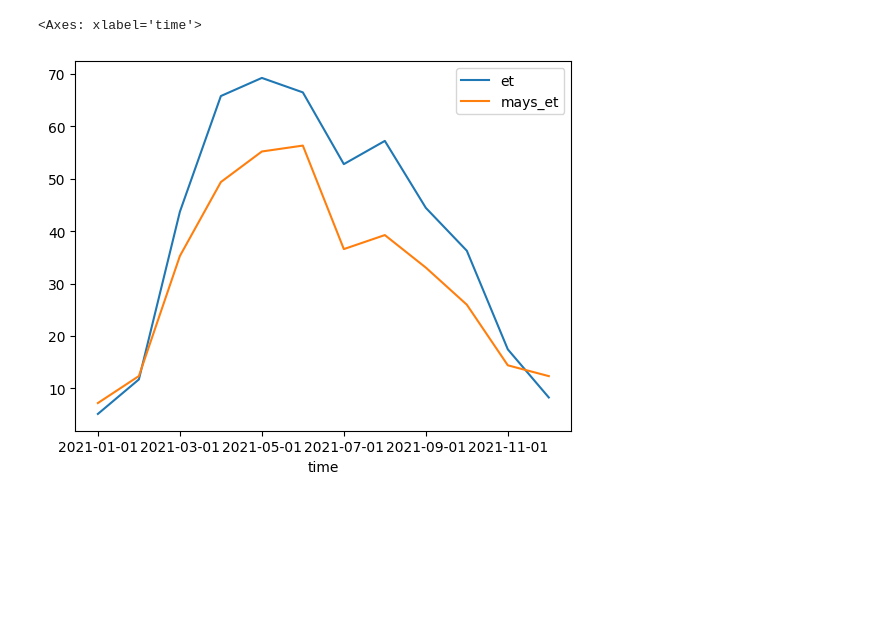
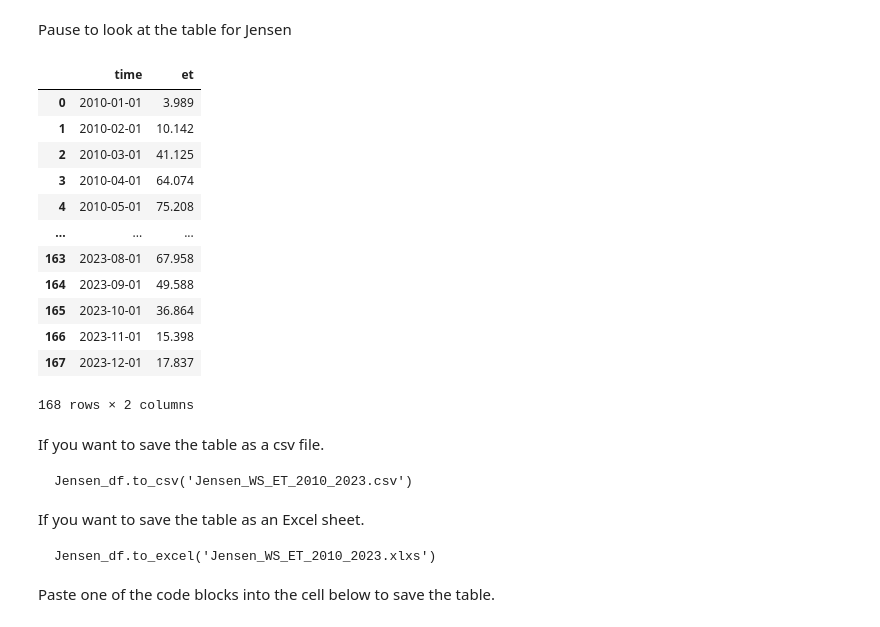
Before and after one commit to sciencebyAJ/OWRD_Training_20240927, a Jupyter notebook: Example_4_OpenET_JuniperRemovalPairedWS.ipynb, the cells around one changed output. Drawn from its saved outputs; the diff is of its cells as text; code cells hidden in the pictures; blank space fills up the shorter version.

Commit message:
Add notes and descriptive text Add ability to upload files by point and click Save files locally

````diff
--- a/Example_4_OpenET_JuniperRemovalPairedWS.ipynb
+++ b/Example_4_OpenET_JuniperRemovalPairedWS.ipynb
@@ -27,0 +59,15 @@ def get_coord_list(gdf):
+# %%
+# This is a function to convert the geometry of the shapefile to a list of coordinate pairs
+def get_coord_list(gdf):
+  '''
+  input
+  gdf: geodataframe (e.g. shapefile) containing 1 polygon
+  returns
+  coord_list: list of coordinate pairs defining the polygon
+              coordinate pairs allow you to interact easily with
+              the OpenET API's polygon endpoint
+  '''
+  poly_coords = gdf.geometry.get_coordinates()
+  poly_coords_list = poly_coords.values.tolist()
+  coord_list = [j for i in poly_coords_list for j in i]
+  return coord_list
@@ -122,5 +189,30 @@ KeyError: 'time'
+# %% [markdown]
+Pause to look at the table for Jensen
 # %%
-Jensen_df.plot()
+Jensen_df
 # %% [output]
+|  | time | et |
+| 0 | 2010-01-01 | 3.989 |
+| 1 | 2010-02-01 | 10.142 |
+| 2 | 2010-03-01 | 41.125 |
+| 3 | 2010-04-01 | 64.074 |
+| 4 | 2010-05-01 | 75.208 |
+| ... | ... | ... |
+| 163 | 2023-08-01 | 67.958 |
+| 164 | 2023-09-01 | 49.588 |
+| 165 | 2023-10-01 | 36.864 |
+| 166 | 2023-11-01 | 15.398 |
+| 167 | 2023-12-01 | 17.837 |
-<Axes: xlabel='time'>
+168 rows × 2 columns
-[figure, removed]
+# %% [markdown]
+If you want to save the table as a csv file.
+```
+Jensen_df.to_csv('Jensen_WS_ET_2010_2023.csv')
+```
+
+If you want to save the table as an Excel sheet.
+```
+Jensen_df.to_excel('Jensen_WS_ET_2010_2023.xlxs')
+```
+
+Paste one of the code blocks into the cell below to save the table.
````
Also changed, not shown: parts of 34 cells of this notebook.
